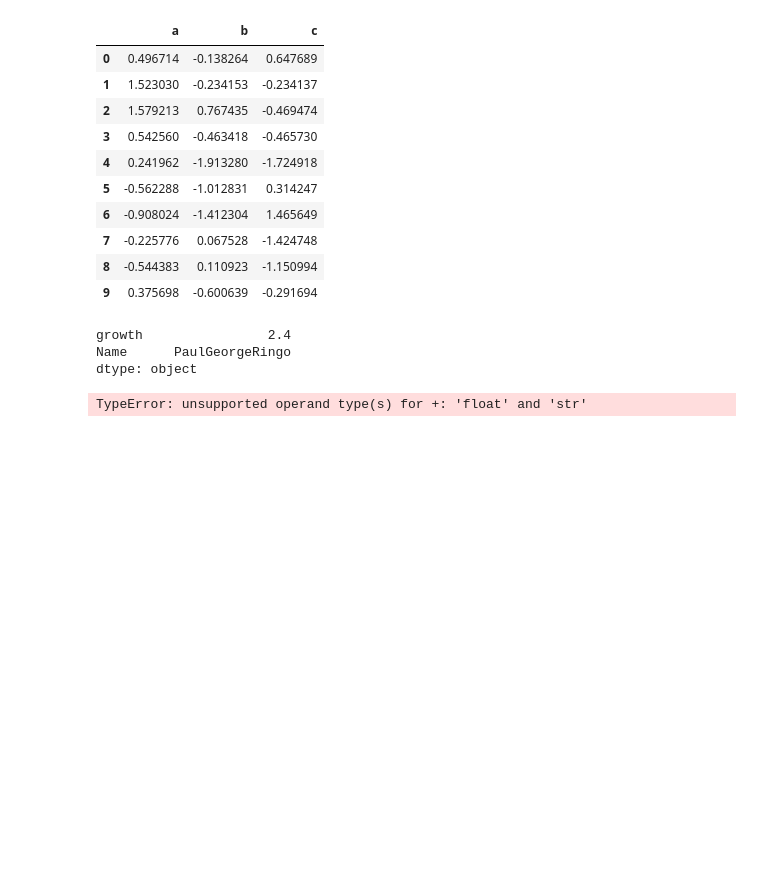
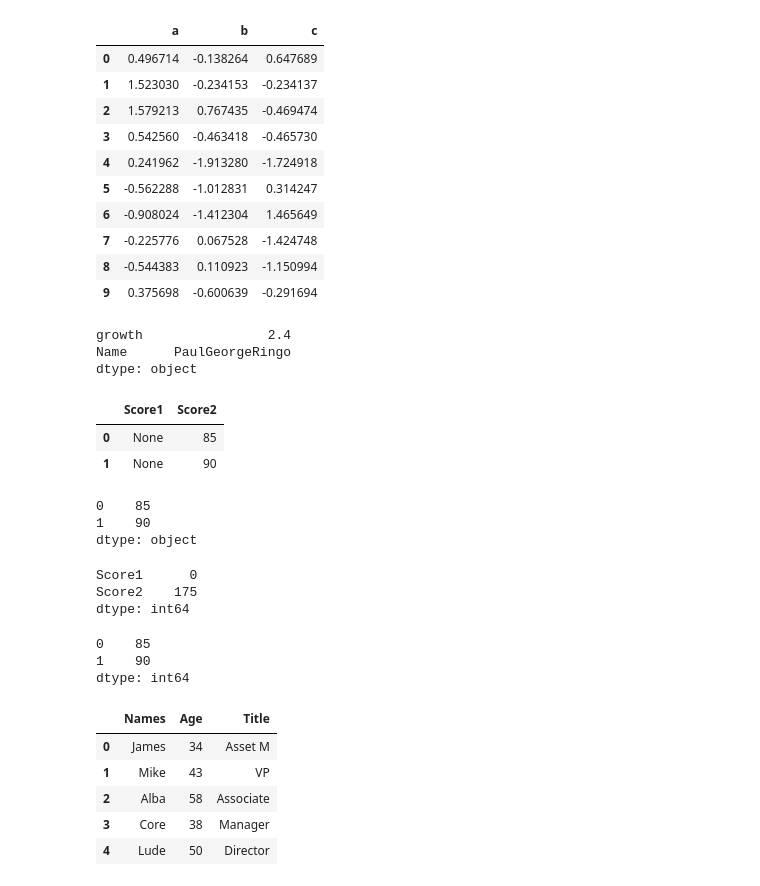
Before and after one commit to Moisebea/PythonDatastructure, a Jupyter notebook: EPP_For_Data_Manipulation/Data_manipulation.ipynb, the cells around one changed output. Saved outputs shown, nothing was run; the diff lists cells and outputs as text; code cells hidden in the pictures; blank space fills up the shorter version.

```diff
--- a/EPP_For_Data_Manipulation/Data_manipulation.ipynb
+++ b/EPP_For_Data_Manipulation/Data_manipulation.ipynb
@@ -673,7 +670,41 @@ df.sum(axis=0)
 growth                2.4
 Name      PaulGeorgeRingo
 dtype: object
+# %%
+df = pd.DataFrame({'Score1':[None,None],
+                   'Score2':[85,90]})
+df
+# %% [output]
+|  | Score1 | Score2 |
+| 0 | None | 85 |
+| 1 | None | 90 |
 # %%
-df.sum(axis='columns')
+df.sum(axis=1)
 # %% [output]
-TypeError: unsupported operand type(s) for +: 'float' and 'str'
+0    85
+1    90
+dtype: object
+# %%
+df.apply(np.sum ,axis=0)
+# %% [output]
+Score1      0
+Score2    175
+dtype: int64
+# %%
+df.apply(np.sum ,axis=1)
+# %% [output]
+0    85
+1    90
+dtype: int64
+# %%
+coll = pd.DataFrame({'Names':['James','Mike','Alba','Core','Lude'],
+                     'Age':[34,43,58,38,50],
+                     'Title':['Asset M','VP','Associate','Manager','Director']})
+coll
+# %% [output]
+|  | Names | Age | Title |
+| 0 | James | 34 | Asset M |
+| 1 | Mike | 43 | VP |
+| 2 | Alba | 58 | Associate |
+| 3 | Core | 38 | Manager |
+| 4 | Lude | 50 | Director |
```
Also changed, not shown: parts of 11 cells of this notebook.
